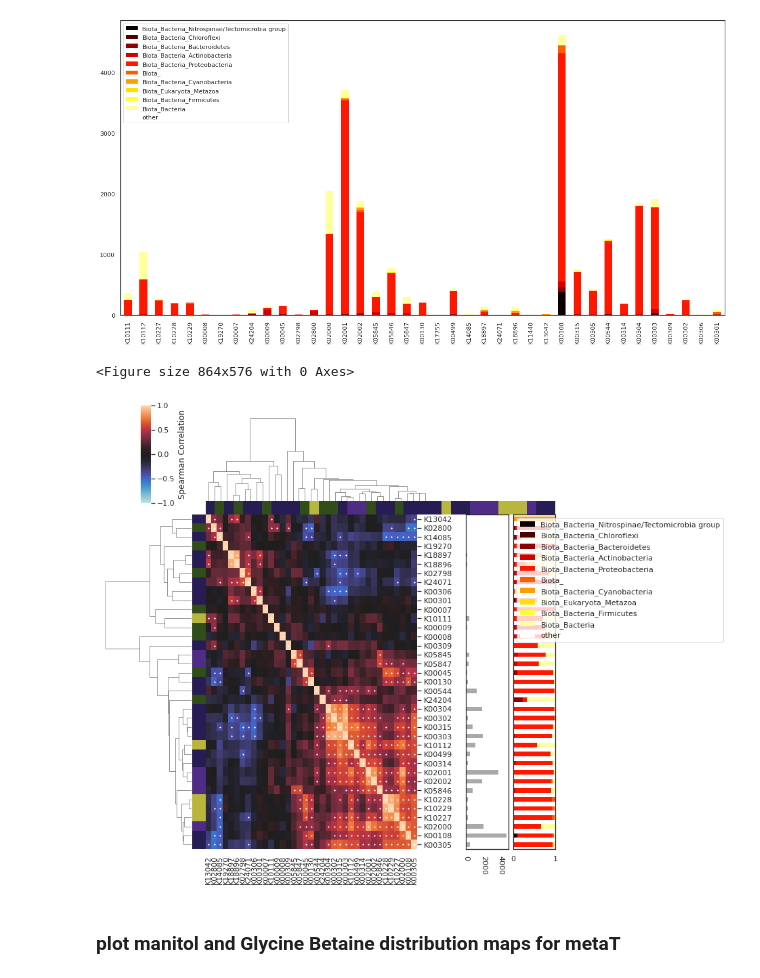
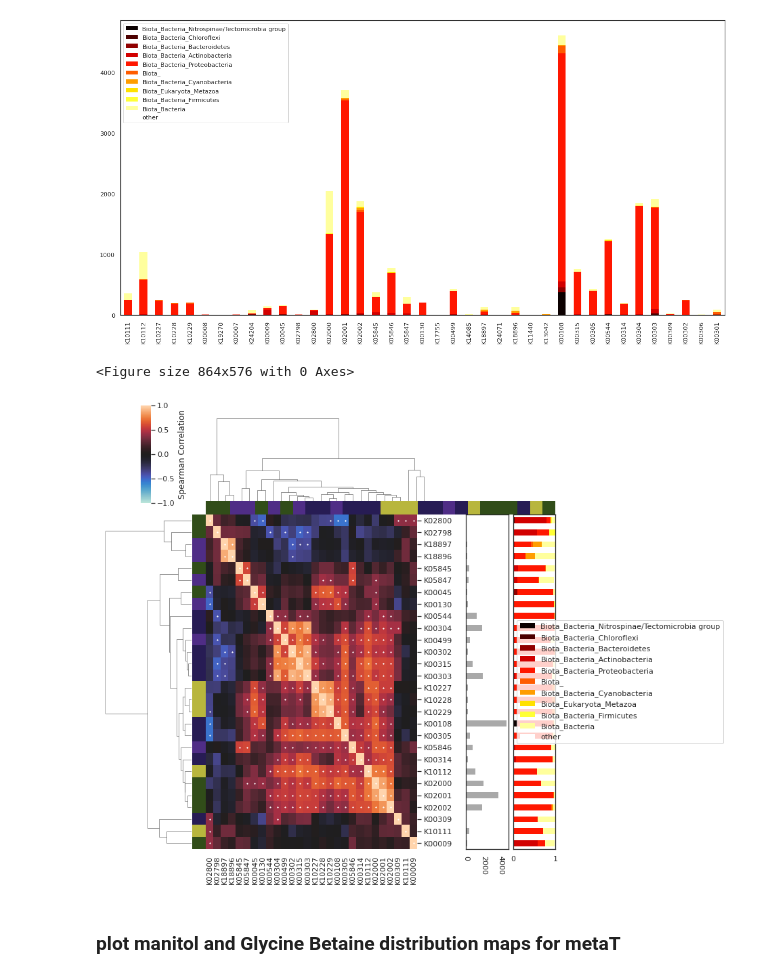
Before and after one commit to AlexanderLabWHOI/2021-marine-osmolytes, a Jupyter notebook: genome-searching/notebooks/Tara-data-final-figures.ipynb, the cells around one changed output. Cells and saved outputs as stored; diff of their text form; code cells hidden in the pictures.

```diff
--- a/genome-searching/notebooks/Tara-data-final-figures.ipynb
+++ b/genome-searching/notebooks/Tara-data-final-figures.ipynb
@@ -368,4 +369,5 @@ MGB_bact_rho, MGB_bact_pval, MGB_bact_bonfe= calc_rho_pval(MGB_combo)
 # MGB_combo_corr = MGB_combo.corr('spearman')
 # MGB_combo_corr = MGB_combo_corr.dropna(axis=1, how='all').dropna(axis=0, how='all')
 row_colors = MGB_bact_rho.index.map(all_cdict)
+pass_val  = MGB_combo.columns[MGB_combo.mean()>10e-7]
 # %%
@@ -437,7 +439,7 @@ passing_set = taxonomy.T.loc[taxonomy.sum(axis=0)>100].T.columns
 # %%
 fig = plt.figure(figsize=[12,8])
 
-cluster = sns.clustermap(MGB_bact_rho.fillna(0), col_colors=row_colors, row_colors=row_colors,yticklabels=1,
+cluster = sns.clustermap(MGB_bact_rho.loc[pass_val, pass_val].fillna(0), col_colors=row_colors, row_colors=row_colors,yticklabels=1,
                          metric='braycurtis',
                  vmin=-1, vmax=1, cmap=sns.color_palette("icefire", as_cmap=True),
                   xticklabels =1,)
@@ -448,7 +450,8 @@ posy_dict={}
 for i in np.array(cluster.ax_heatmap.get_yticklabels()):
     posy_dict[i.get_text()] = i.get_position()[1]
 
-sig_map = MGB_bact_bonfe<0.001
+sig_map = MGB_bact_bonfe.loc[pass_val, pass_val]
+sig_map = sig_map<0.001
 sig_map.index = sig_map.index.map(posy_dict)
 sig_map.columns = sig_map.columns.map(posx_dict)
 x =[]
@@ -481,34 +484,34 @@ ind= np.array([list(MGB_bact_rho.index.values).index(t) for t in target])
 taxonomy_norm[target[::-1]].T.plot(kind='barh', ax = ax2, stacked=True,lw=0, cmap=sns.color_palette('hot', as_cmap=True) )
 taxonomy[target[::-1]].sum().plot(kind='barh', ax = ax, color='darkgrey', lw=0,)
 ax.set_yticklabels('')
 ax2.set_yticklabels('')
 ax.set_xticks([0,2000,4000])
 ax.set_xticklabels([0,2000,4000], rotation=270)
 ax2.set_xlim([0,1])
 plt.rcParams['xtick.bottom'] = True
 # ax.barh(np.arange(len(target)), taxonomy.values[ind], color='k')
 # ax.set_yticklabels([])
 # ax.set_ylim(-0.5,len(grouped_MMETSP.index)-.5)
 # ax.invert_yaxis()
 # ax.spines['right'].set_visible(False)
 # ax.spines['bottom'].set_visible(False)
 # ax.yaxis.set_ticks_position('left')
 # ax.xaxis.set_ticks_position('top')
 # if genome:
 #     ax.set_xlabel('Total Genomes')
 # else:
 #     ax.set_xlabel('Total Transcriptomes')
 # ax.xaxis.set_label_position('top')
 cluster.cax.set_position([0.1, .8, .02, 0.2])
 cluster.cax.set_ylabel('Spearman Correlation')
 
 
 
 
 plt.savefig('figures/tara/Tbact_bar_clustermap.pdf')
 # %% [output]
 <Figure size 864x576 with 0 Axes>
-[figure, old version]
+[figure, new version]
 # %% [markdown]
 ### plot manitol and Glycine Betaine distribution maps for metaT
 # %%
```
Also changed, not shown: parts of 12 cells of this notebook, 1 other file.
